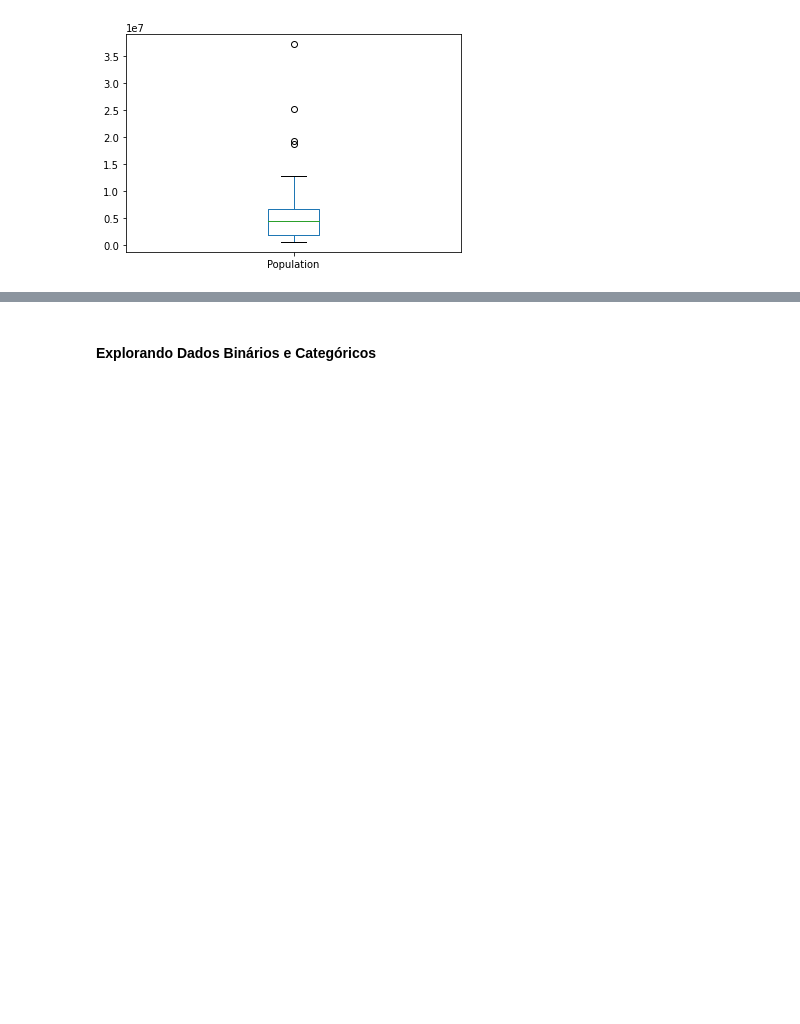
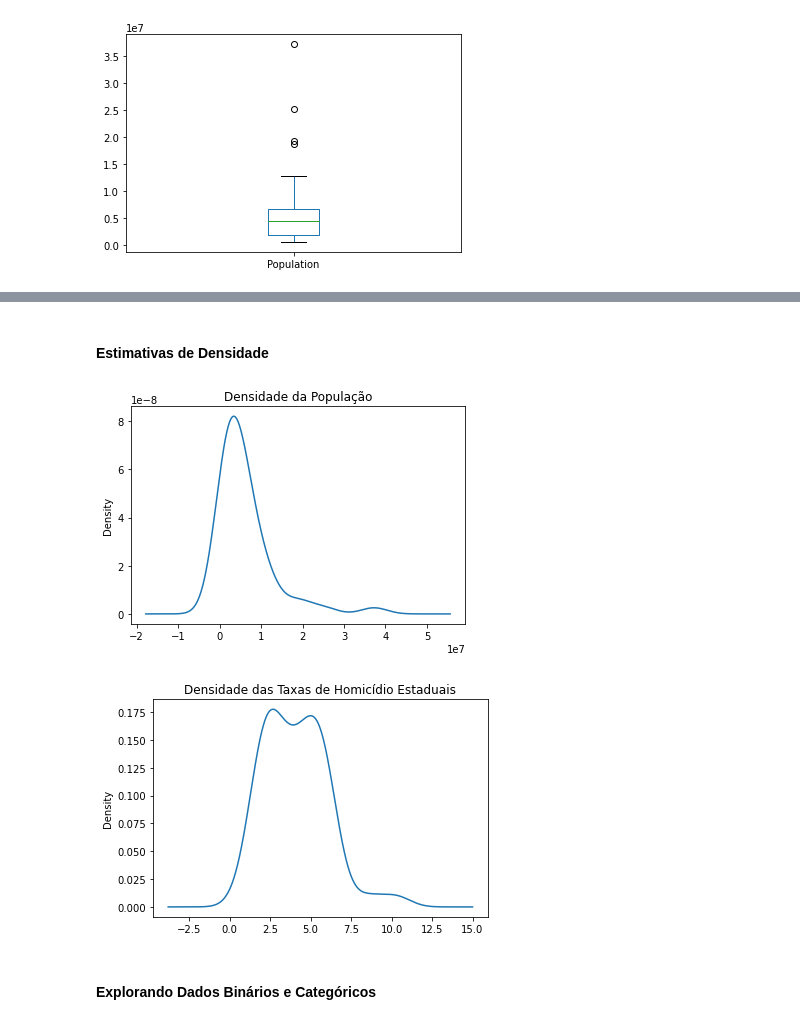
Before and after one commit to thiagoneye/book-statistics_for_data_science, a Jupyter notebook: chap01/chap01.ipynb, the cells around one changed output, grey strips where cells are left out. Drawn from its saved outputs; the diff is of its cells as text; code cells hidden in the pictures; blank space fills up the shorter version.

```diff
--- a/chap01/chap01.ipynb
+++ b/chap01/chap01.ipynb
@@ -145,2 +155,17 @@ O Boxplot para a População é:
+# %% [markdown]
+#### Estimativas de Densidade
+# %%
+# Exemplo 7
+
+plt.figure()
+state.Population.plot.density();
+plt.title('Densidade da População');
+
+plt.figure()
+state['Murder.Rate'].plot.density();
+plt.title('Densidade das Taxas de Homicídio Estaduais');
+# %% [output]
+[figure, added]
+[figure, added]
 # %% [markdown]
 #### Explorando Dados Binários e Categóricos
```
Also changed, not shown: parts of 7 cells of this notebook, 1 other file.
